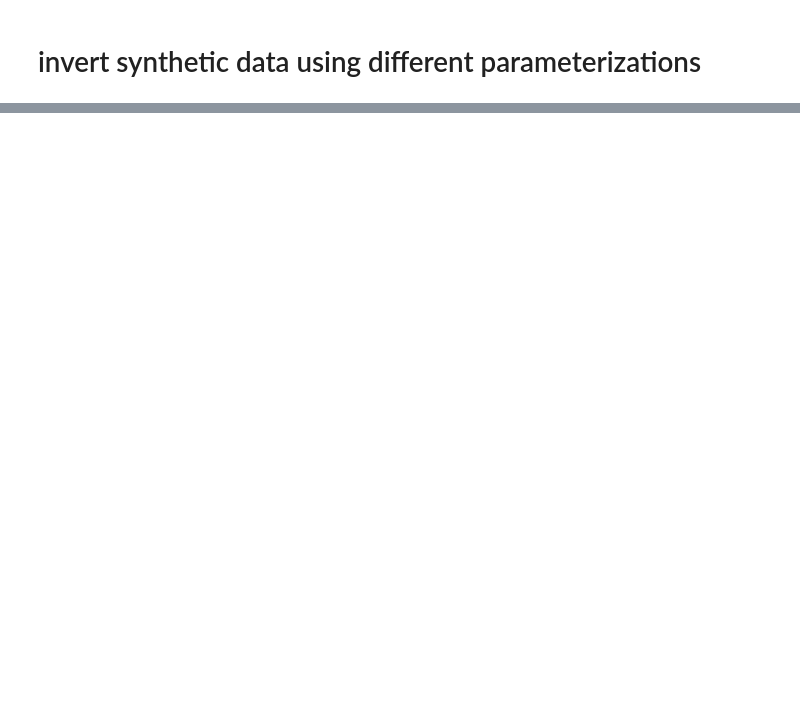
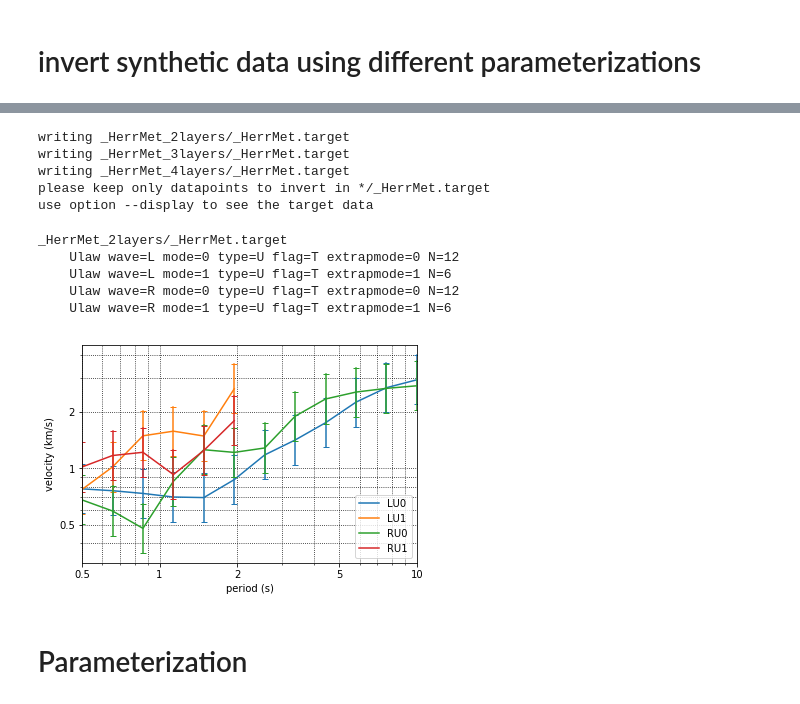
Before and after one commit to obsmax/srfpython, a Jupyter notebook: tutorials/tutorial1/tutorial1.ipynb, the cells around one changed output, grey strips where cells are left out. Drawn from its saved outputs; the diff is of its cells as text; code cells hidden in the pictures; blank space fills up the shorter version.

```diff
--- a/tutorials/tutorial1/tutorial1.ipynb
+++ b/tutorials/tutorial1/tutorial1.ipynb
@@ -437,0 +106,14 @@ prior type     :  LogRhoM_DVPDVSDRHDPR
+# %%
+# -----------------
+# set target data, create temporary directories (1 per target file)
+# -----------------
+%run -i ../../srfpython/bin/HerrMet \
+    --target ?layers.surf96 \
+        -lunc .3 \
+        -ot
+# %% [output]
+writing _HerrMet_2layers/_HerrMet.target
+writing _HerrMet_3layers/_HerrMet.target
+writing _HerrMet_4layers/_HerrMet.target
+please keep only datapoints to invert in */_HerrMet.target
+use option --display to see the target data
@@ -437,0 +122,14 @@ prior type     :  LogRhoM_DVPDVSDRHDPR
+# %%
+# show target (qc)
+%run -i ../../srfpython/bin/s96 \
+    --show _HerrMet_2layers/_HerrMet.target \
+        -inline
+# %% [output]
+_HerrMet_2layers/_HerrMet.target
+    Ulaw wave=L mode=0 type=U flag=T extrapmode=0 N=12
+    Ulaw wave=L mode=1 type=U flag=T extrapmode=1 N=6
+    Ulaw wave=R mode=0 type=U flag=T extrapmode=0 N=12
+    Ulaw wave=R mode=1 type=U flag=T extrapmode=1 N=6
+[figure, added]
+# %% [markdown]
+# Parameterization
```
Also changed, not shown: parts of 39 cells of this notebook, 3 other files.
